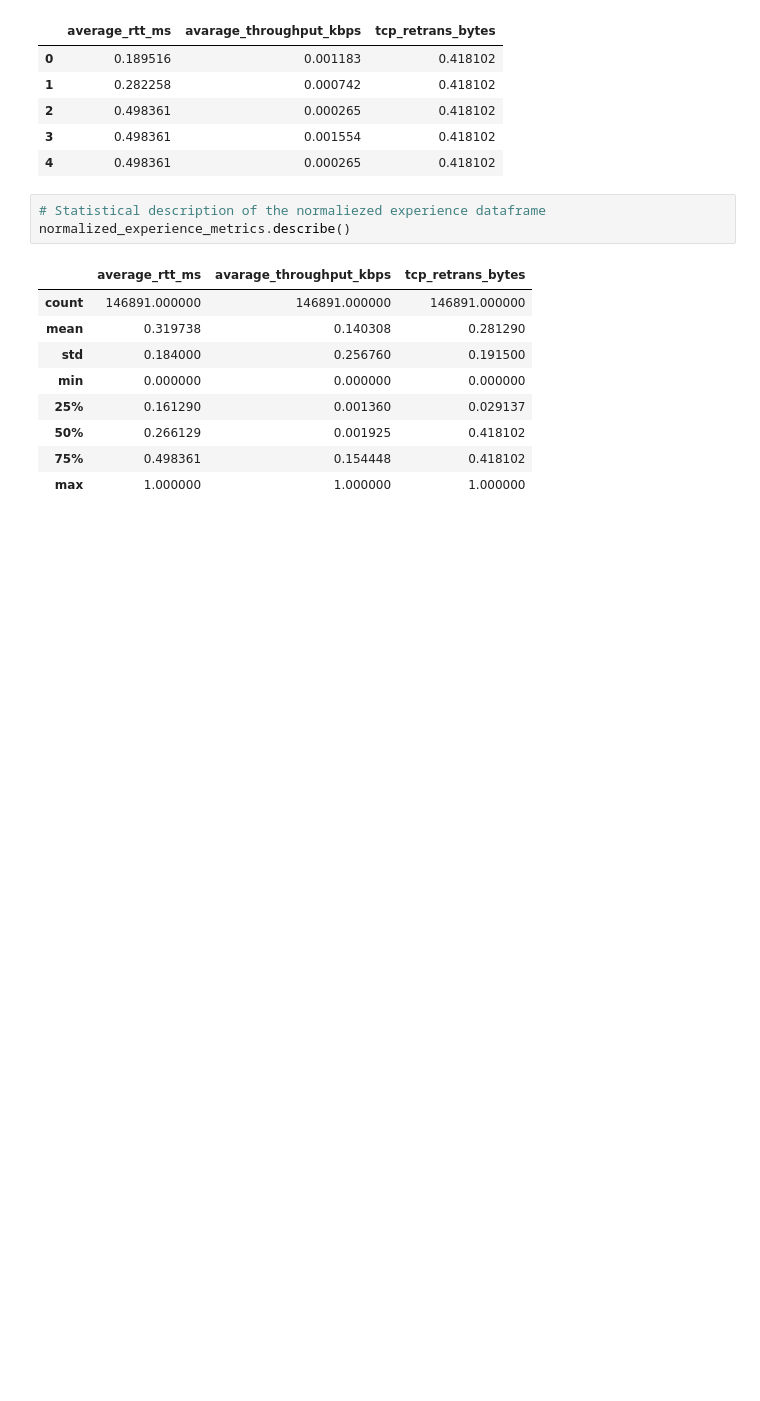
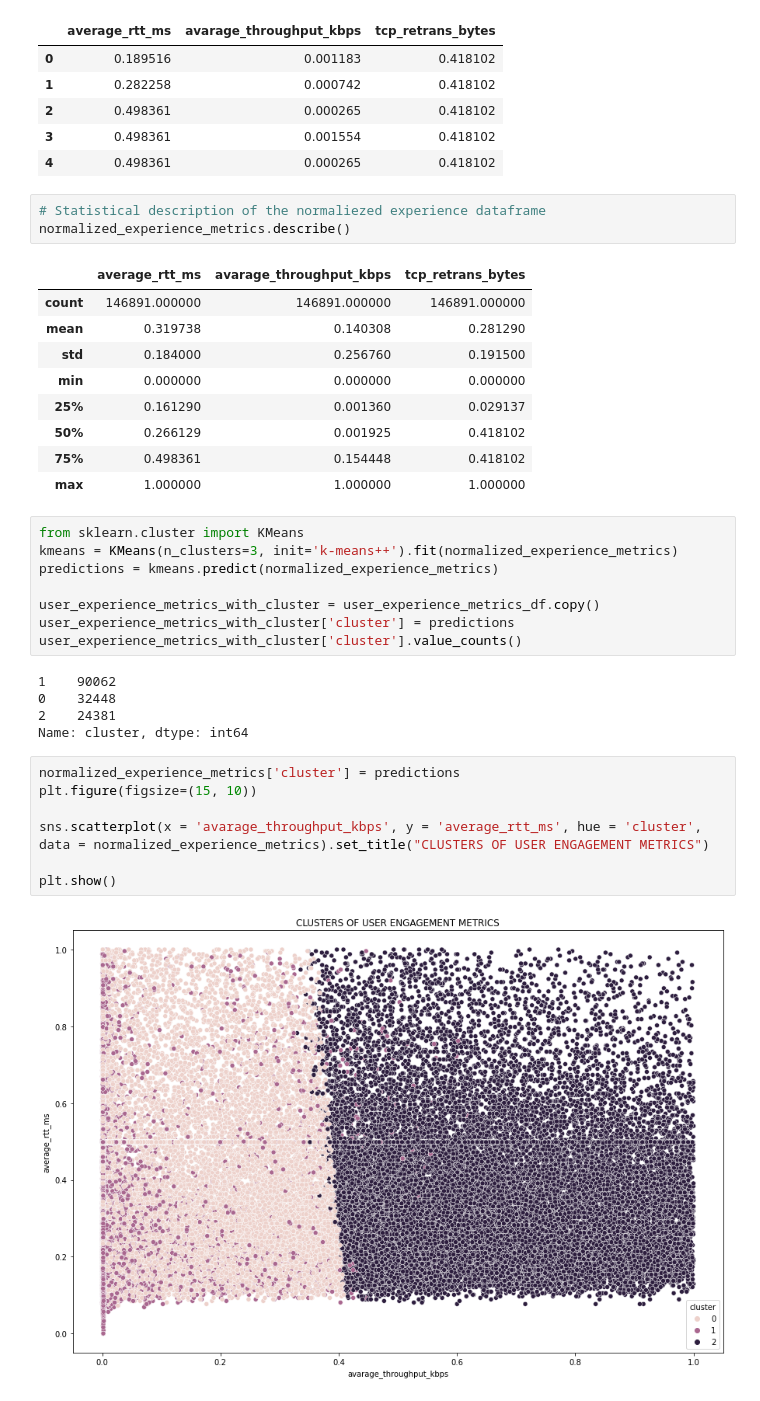
Before and after one commit to michaelgetachew-abebe/Telecom-User-Analytics, a Jupyter notebook: notebooks/user_experience_analytics.ipynb, the cells around one changed output. Drawn from its saved outputs; the diff is of its cells as text; blank space fills up the shorter version.

Commit message:
Feat(added): completed the task 3.4 and finished clustering the user experience into three

```diff
--- a/notebooks/user_experience_analytics.ipynb
+++ b/notebooks/user_experience_analytics.ipynb
@@ -386,3 +386,25 @@ normalized_experience_metrics.describe()
 | 50% | 0.266129 | 0.001925 | 0.418102 |
 | 75% | 0.498361 | 0.154448 | 0.418102 |
 | max | 1.000000 | 1.000000 | 1.000000 |
+# %%
+from sklearn.cluster import KMeans
+kmeans = KMeans(n_clusters=3, init='k-means++').fit(normalized_experience_metrics)
+predictions = kmeans.predict(normalized_experience_metrics)
+
+user_experience_metrics_with_cluster = user_experience_metrics_df.copy()
+user_experience_metrics_with_cluster['cluster'] = predictions
+user_experience_metrics_with_cluster['cluster'].value_counts()
+# %% [output]
+1    90062
+0    32448
+2    24381
+Name: cluster, dtype: int64
+# %%
+normalized_experience_metrics['cluster'] = predictions
+plt.figure(figsize=(15, 10))
+
+sns.scatterplot(x = 'avarage_throughput_kbps', y = 'average_rtt_ms', hue = 'cluster', data = normalized_experience_metrics).set_title("CLUSTERS OF USER ENGAGEMENT METRICS")
+
+plt.show()
+# %% [output]
+[figure, added]
```
Also changed, not shown: parts of 1 cell of this notebook, 1 other file.
